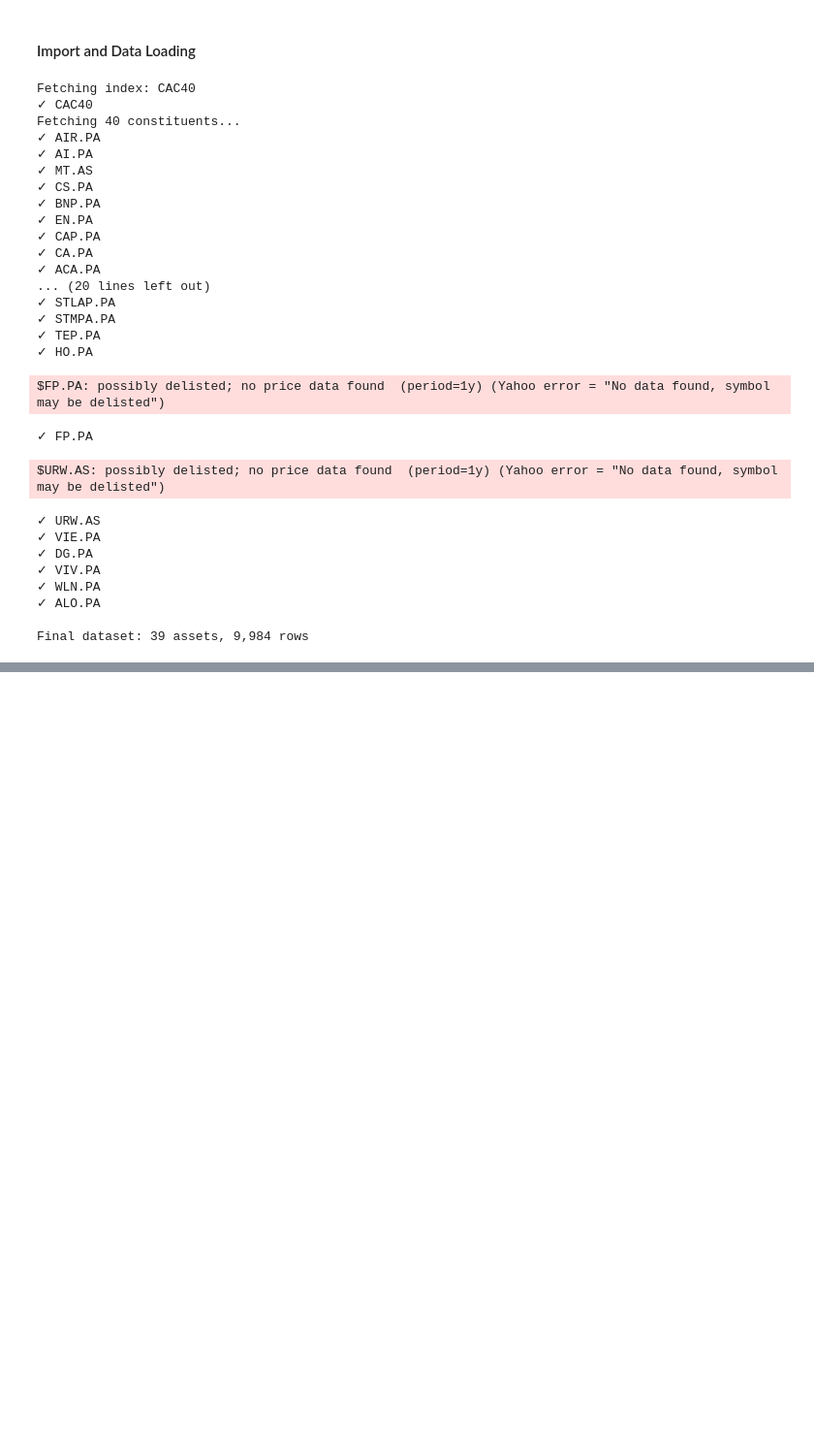
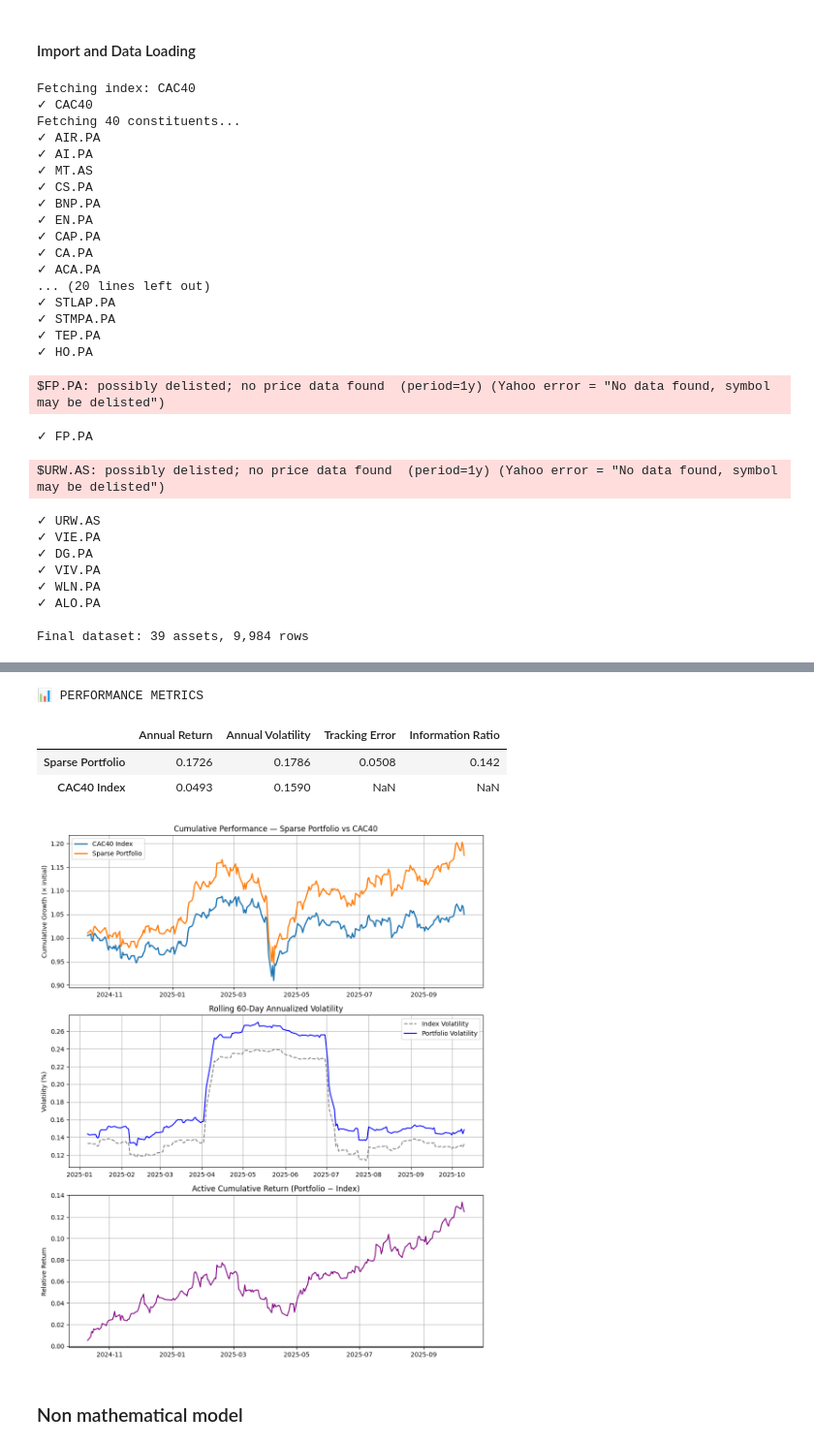
Before and after one commit to Tnguyen44/optimization_index_tracking, a Jupyter notebook: notebooks/optimization_model.ipynb, the cells around one changed output, grey strips where cells are left out. Shown at 97% size. Cells and saved outputs as stored; diff of their text form; code cells hidden in the pictures; blank space fills up the shorter version.

```diff
--- a/notebooks/optimization_model.ipynb
+++ b/notebooks/optimization_model.ipynb
@@ -124,0 +283,73 @@ def sparse_portfolio_selection(data: pd.DataFrame):
+# %%
+# === 1️⃣ Compute portfolio & index daily returns and cumulative returns ===
+rp = X @ w                           # portfolio returns
+rb_series = pd.Series(rb, index=ret_df.index)
+rp_series = pd.Series(rp, index=ret_df.index)
+
+cum_index = (1 + rb_series).cumprod()
+cum_port  = (1 + rp_series).cumprod()
+
+# === 2️⃣ Annualized metrics ===
+ann_factor = np.sqrt(252)  # assuming 252 trading days
+
+def ann_return(r):
+    return ((1 + r).prod() ** (252 / len(r)) - 1)*100
+
+def ann_vol(r):
+    return r.std() * ann_factor
+
+tracking_error = np.std(rp - rb) * ann_factor
+active_return = ann_return(rp - rb)
+information_ratio = (rp.mean() - rb.mean()) / np.std(rp - rb)
+
+metrics = pd.DataFrame({
+    "Annual Return": [ann_return(rp), ann_return(rb)],
+    "Annual Volatility": [ann_vol(rp), ann_vol(rb)],
+    "Tracking Error": [tracking_error, np.nan],
+    "Information Ratio": [information_ratio, np.nan],
+}, index=["Sparse Portfolio", "CAC40 Index"])
+
+print("📊 PERFORMANCE METRICS\n")
+display(metrics.round(4))
+
+# === 3️⃣ Rolling volatility (60-day window) ===
+roll_vol_port = rp_series.rolling(60).std() * ann_factor
+roll_vol_idx  = rb_series.rolling(60).std() * ann_factor
+
+# === 4️⃣ Plots ===
+
+fig, axes = plt.subplots(3, 1, figsize=(10, 12))
+
+# --- (a) cumulative performance ---
+axes[0].plot(cum_index, label="CAC40 Index", linewidth=2)
+axes[0].plot(cum_port, label="Sparse Portfolio", linewidth=2)
+axes[0].set_title("Cumulative Performance — Sparse Portfolio vs CAC40")
+axes[0].set_ylabel("Cumulative Growth (× initial)")
+axes[0].legend()
+axes[0].grid(True)
+
+# --- (b) rolling volatility comparison ---
+axes[1].plot(roll_vol_idx, label="Index Volatility", color="grey", linestyle="--")
+axes[1].plot(roll_vol_port, label="Portfolio Volatility", color="blue")
+axes[1].set_title("Rolling 60-Day Annualized Volatility")
+axes[1].set_ylabel("Volatility (%)")
+axes[1].legend()
+axes[1].grid(True)
+
+# --- (c) active return (difference of cumulative) ---
+axes[2].plot(cum_port - cum_index, color="purple")
+axes[2].axhline(0, color="black", lw=1)
+axes[2].set_title("Active Cumulative Return (Portfolio − Index)")
+axes[2].set_ylabel("Relative Return")
+axes[2].grid(True)
+
+plt.tight_layout()
+plt.show()
+# %% [output]
+📊 PERFORMANCE METRICS
+|  | Annual Return | Annual Volatility | Tracking Error | Information Ratio |
+| Sparse Portfolio | 0.1726 | 0.1786 | 0.0508 | 0.142 |
+| CAC40 Index | 0.0493 | 0.1590 | NaN | NaN |
+[figure, added]
+# %% [markdown]
+### Non mathematical model
```
Also changed, not shown: parts of 20 cells of this notebook, 2 other files.
